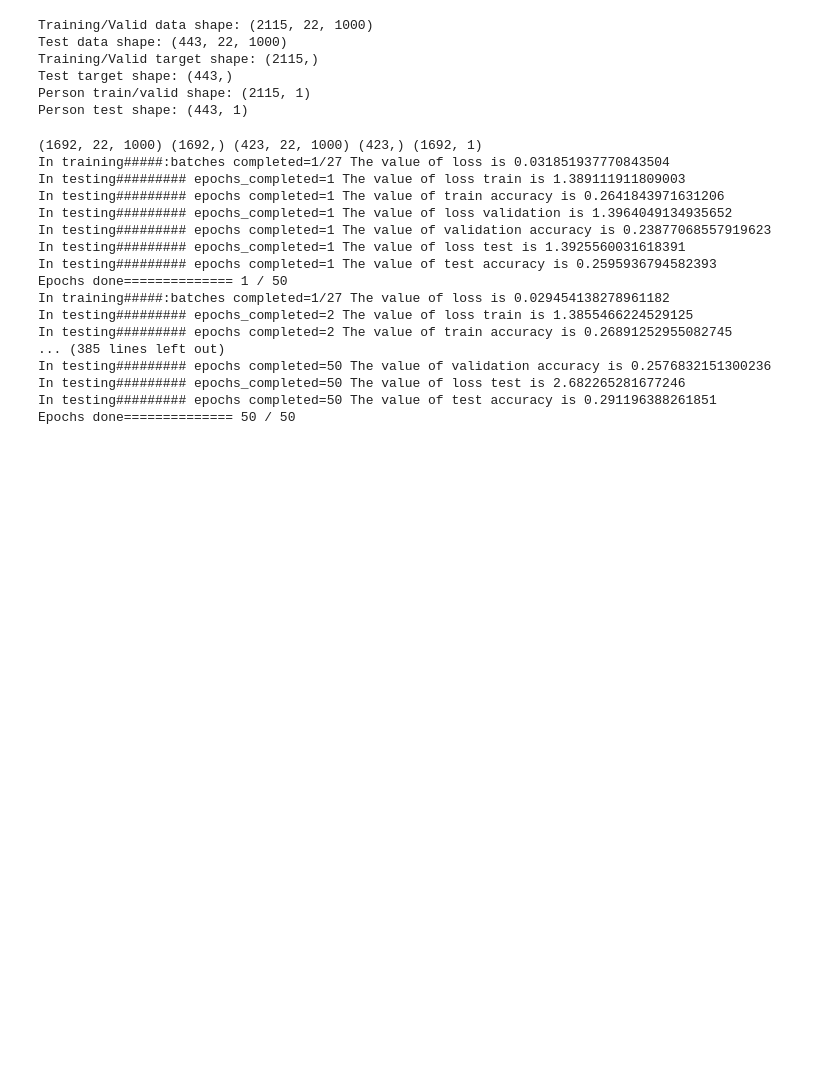
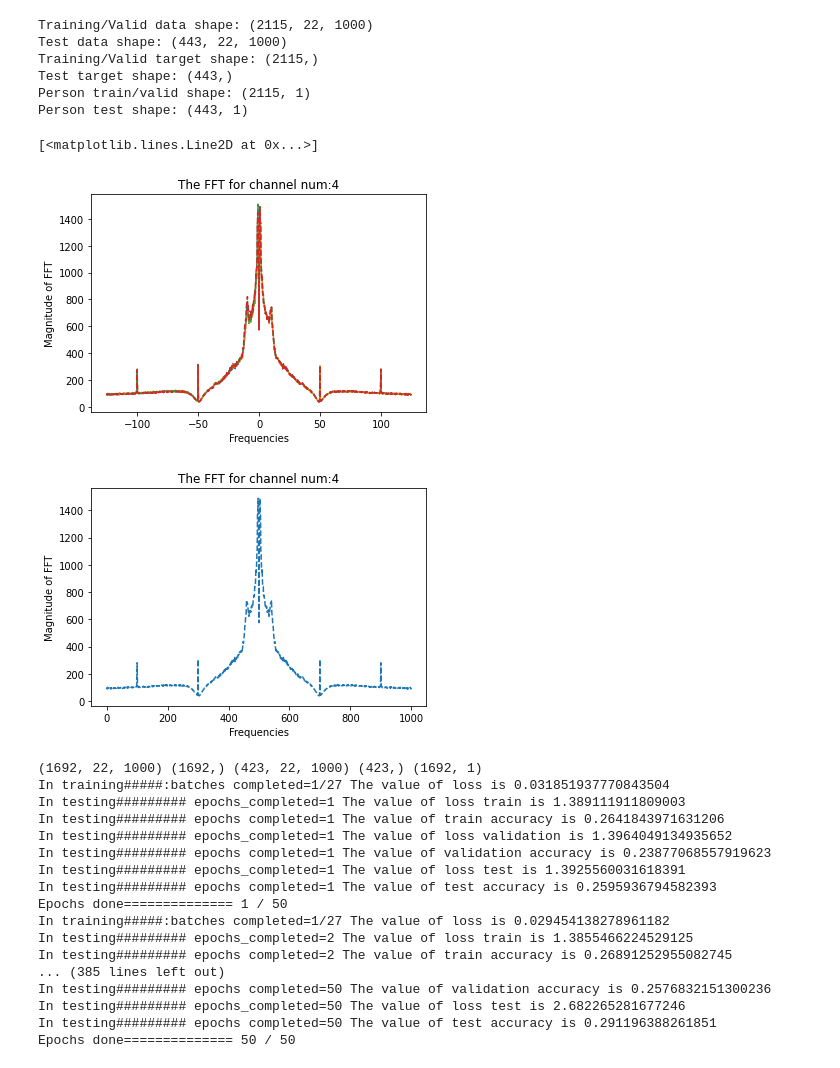
Before and after one commit to chethanchinder/eegClassification, a Jupyter notebook: Initial_Playground.ipynb, the cells around one changed output. Drawn from its saved outputs; the diff is of its cells as text; code cells hidden in the pictures; blank space fills up the shorter version.

```diff
--- a/Initial_Playground.ipynb
+++ b/Initial_Playground.ipynb
@@ -76,6 +75,61 @@ Training/Valid target shape: (2115,)
 Test target shape: (443,)
 Person train/valid shape: (2115, 1)
 Person test shape: (443, 1)
+# %%
+# Visualization with FFT
+
+ch_no=np.random.choice(22)
+X_fft=X_train_valid[:,ch_no,:]
+X_fft=np.fft.fft(X_fft,axis=1)
+
+
+
+class_0_ind = np.where(y_train_valid == 0)
+ch_data_class_0 = X_fft[class_0_ind]
+avg_ch_data_class_0 = np.mean(np.absolute(ch_data_class_0),axis=0)
+
+
+class_1_ind = np.where(y_train_valid == 1)
+ch_data_class_1 = X_fft[class_1_ind]
+avg_ch_data_class_1 = np.mean(np.absolute(ch_data_class_1),axis=0)
+
+class_2_ind = np.where(y_train_valid == 2)
+ch_data_class_2 = X_fft[class_2_ind]
+avg_ch_data_class_2 = np.mean(np.absolute(ch_data_class_2),axis=0)
+
+class_3_ind = np.where(y_train_valid == 3)
+ch_data_class_3 = X_fft[class_3_ind]
+avg_ch_data_class_3 = np.mean(np.absolute(ch_data_class_3),axis=0)
+
+N=X_fft.shape[1]
+#This is given in the data set
+fs=250
+
+frequencies=np.arange(-N/2,N/2,1)
+#considering negative frequencies
+
+plt.figure(1)
+frequencies=frequencies*((fs/2)/(N/2))
+plt.title("The FFT for channel num:"+str(ch_no))
+plt.ylabel("Magnitude of FFT")
+plt.xlabel("Frequencies")
+plt.plot(frequencies,np.hstack((avg_ch_data_class_0[(N//2):N],avg_ch_data_class_0[0:(N//2)])),linestyle="--")
+plt.plot(frequencies,np.hstack((avg_ch_data_class_1[(N//2):N],avg_ch_data_class_0[0:(N//2)])),linestyle="--")
+plt.plot(frequencies,np.hstack((avg_ch_data_class_2[(N//2):N],avg_ch_data_class_0[0:(N//2)])),linestyle="--")
+plt.plot(frequencies,np.hstack((avg_ch_data_class_3[(N//2):N],avg_ch_data_class_0[0:(N//2)])),linestyle="--")
+
+avg_ch_freq0=np.hstack((avg_ch_data_class_0[(N//2):N],avg_ch_data_class_0[0:(N//2)]))
+
+plt.figure(2)
+frequencies=frequencies*((fs/2)/(N/2))
+plt.title("The FFT for channel num:"+str(ch_no))
+plt.ylabel("Magnitude of FFT")
+plt.xlabel("Frequencies")
+plt.plot(avg_ch_freq0,linestyle="--")
+# %% [output]
+[<matplotlib.lines.Line2D at 0x...>]
+[figure, added]
+[figure, added]
 # %%
 
 # Plot heat maps for each tasks
```
Also changed, not shown: parts of 2 cells of this notebook, 1 other file.
